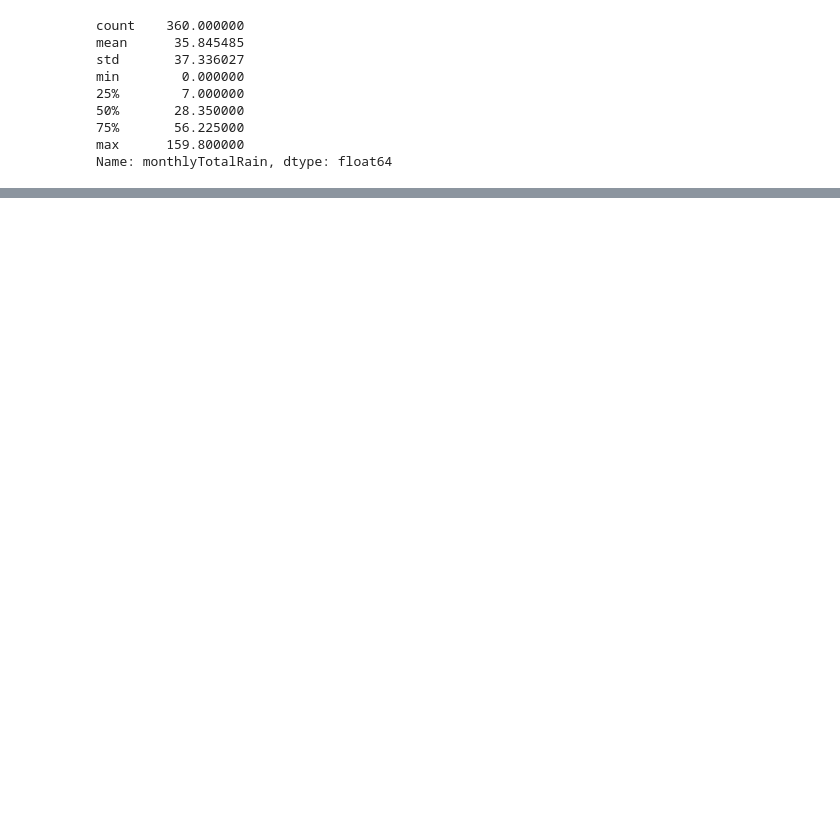
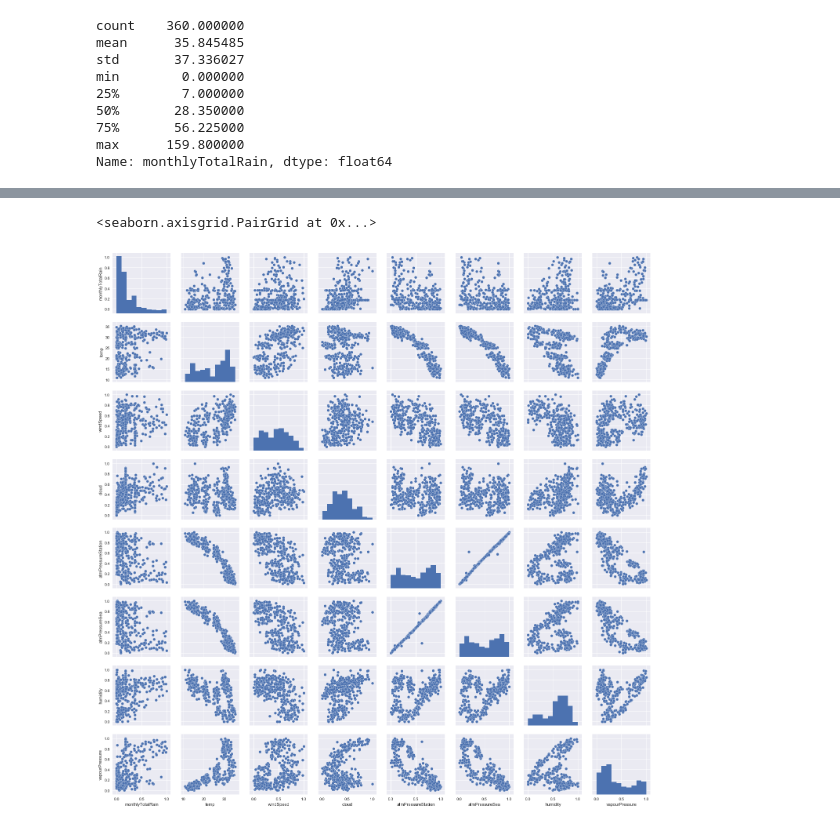
Before and after one commit to jarryJafery/python, a Jupyter notebook: pythonCodes/LahoreWeatherAnalysis.ipynb, the cells around one changed output, grey strips where cells are left out. Drawn from its saved outputs; the diff is of its cells as text; code cells hidden in the pictures; blank space fills up the shorter version.

```diff
--- a/pythonCodes/LahoreWeatherAnalysis.ipynb
+++ b/pythonCodes/LahoreWeatherAnalysis.ipynb
@@ -512,0 +546,5 @@ df.reset_index(inplace=True)
+# %%
+sns.pairplot(df)
+# %% [output]
+<seaborn.axisgrid.PairGrid at 0x...>
+[figure, added]
```
Also changed, not shown: parts of 36 cells of this notebook.
